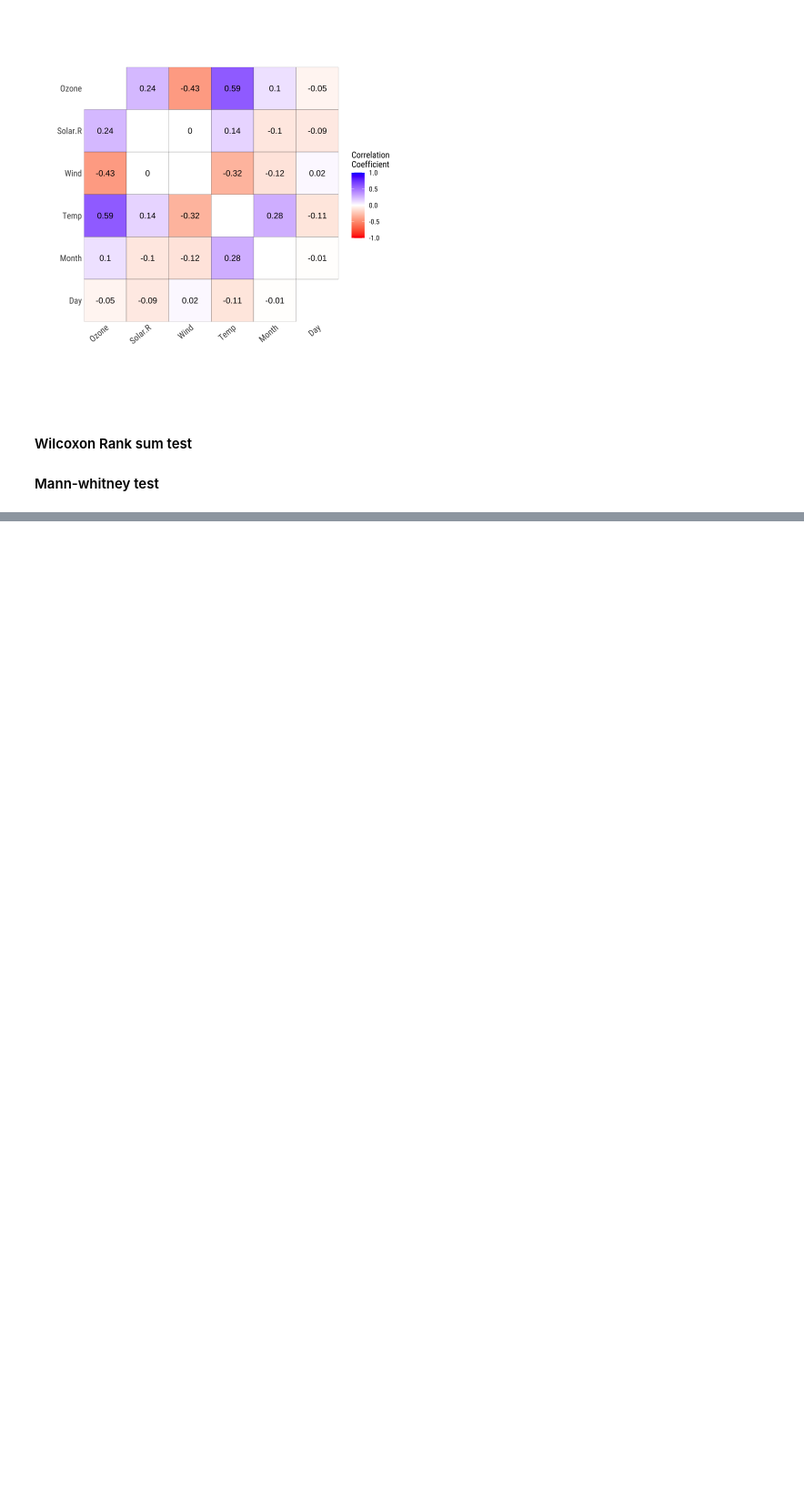
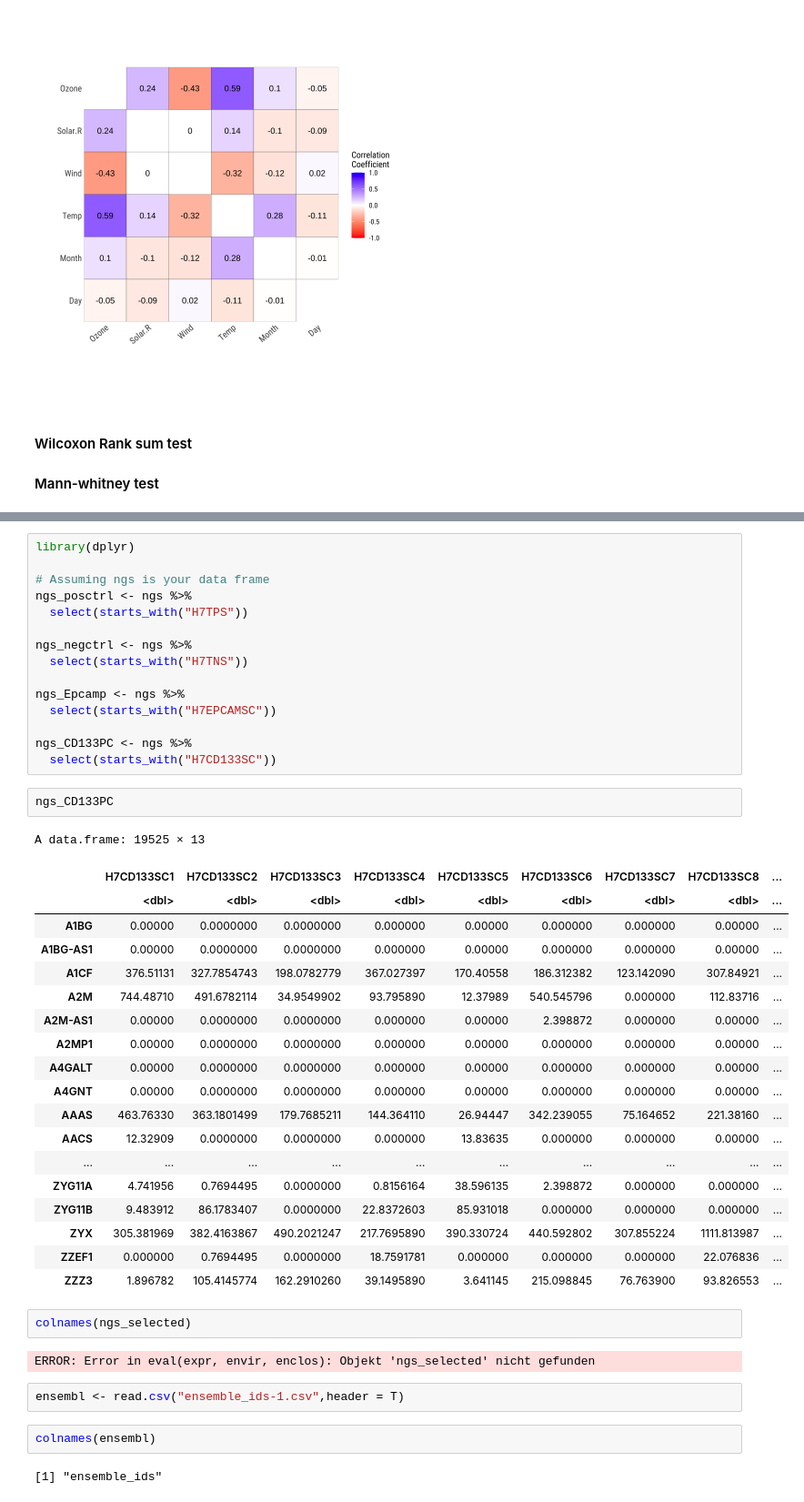
Before and after one commit to arunmhh/codeforytv, a Jupyter notebook: anovainR.ipynb, the cells around one changed output, grey strips where cells are left out. Shown at 91% size. Cells and saved outputs as stored; diff of their text form; blank space fills up the shorter version.

```diff
--- a/anovainR.ipynb
+++ b/anovainR.ipynb
@@ -767,0 +869,47 @@ Siehe help("Deprecated")”
+# %%
+library(dplyr)
+
+# Assuming ngs is your data frame
+ngs_posctrl <- ngs %>%
+  select(starts_with("H7TPS"))
+
+ngs_negctrl <- ngs %>%
+  select(starts_with("H7TNS"))
+
+ngs_Epcamp <- ngs %>%
+  select(starts_with("H7EPCAMSC"))
+
+ngs_CD133PC <- ngs %>%
+  select(starts_with("H7CD133SC"))
+# %%
+ngs_CD133PC
+# %% [output]
+A data.frame: 19525 × 13
+|  | H7CD133SC1 | H7CD133SC2 | H7CD133SC3 | H7CD133SC4 | H7CD133SC5 | H7CD133SC6 | H7CD133SC7 | H7CD133SC8 | ... |
+|  | <dbl> | <dbl> | <dbl> | <dbl> | <dbl> | <dbl> | <dbl> | <dbl> | ... |
+| A1BG | 0.00000 | 0.0000000 | 0.0000000 | 0.000000 | 0.00000 | 0.000000 | 0.000000 | 0.00000 | ... |
+| A1BG-AS1 | 0.00000 | 0.0000000 | 0.0000000 | 0.000000 | 0.00000 | 0.000000 | 0.000000 | 0.00000 | ... |
+| A1CF | 376.51131 | 327.7854743 | 198.0782779 | 367.027397 | 170.40558 | 186.312382 | 123.142090 | 307.84921 | ... |
+| A2M | 744.48710 | 491.6782114 | 34.9549902 | 93.795890 | 12.37989 | 540.545796 | 0.000000 | 112.83716 | ... |
+| A2M-AS1 | 0.00000 | 0.0000000 | 0.0000000 | 0.000000 | 0.00000 | 2.398872 | 0.000000 | 0.00000 | ... |
+| A2MP1 | 0.00000 | 0.0000000 | 0.0000000 | 0.000000 | 0.00000 | 0.000000 | 0.000000 | 0.00000 | ... |
+| A4GALT | 0.00000 | 0.0000000 | 0.0000000 | 0.000000 | 0.00000 | 0.000000 | 0.000000 | 0.00000 | ... |
+| A4GNT | 0.00000 | 0.0000000 | 0.0000000 | 0.000000 | 0.00000 | 0.000000 | 0.000000 | 0.00000 | ... |
+| AAAS | 463.76330 | 363.1801499 | 179.7685211 | 144.364110 | 26.94447 | 342.239055 | 75.164652 | 221.38160 | ... |
+| AACS | 12.32909 | 0.0000000 | 0.0000000 | 0.000000 | 13.83635 | 0.000000 | 0.000000 | 0.00000 | ... |
+| ... | ... | ... | ... | ... | ... | ... | ... | ... | ... |
+| ZYG11A | 4.741956 | 0.7694495 | 0.0000000 | 0.8156164 | 38.596135 | 2.398872 | 0.000000 | 0.000000 | ... |
+| ZYG11B | 9.483912 | 86.1783407 | 0.0000000 | 22.8372603 | 85.931018 | 0.000000 | 0.000000 | 0.000000 | ... |
+| ZYX | 305.381969 | 382.4163867 | 490.2021247 | 217.7695890 | 390.330724 | 440.592802 | 307.855224 | 1111.813987 | ... |
+| ZZEF1 | 0.000000 | 0.7694495 | 0.0000000 | 18.7591781 | 0.000000 | 0.000000 | 0.000000 | 22.076836 | ... |
+| ZZZ3 | 1.896782 | 105.4145774 | 162.2910260 | 39.1495890 | 3.641145 | 215.098845 | 76.763900 | 93.826553 | ... |
+# %%
+colnames(ngs_selected)
+# %% [output]
+ERROR: Error in eval(expr, envir, enclos): Objekt 'ngs_selected' nicht gefunden
+# %%
+ensembl <- read.csv("ensemble_ids-1.csv",header = T)
+# %%
+colnames(ensembl)
+# %% [output]
+[1] "ensemble_ids"
```
Also changed, not shown: parts of 20 cells of this notebook, 3 other files.
